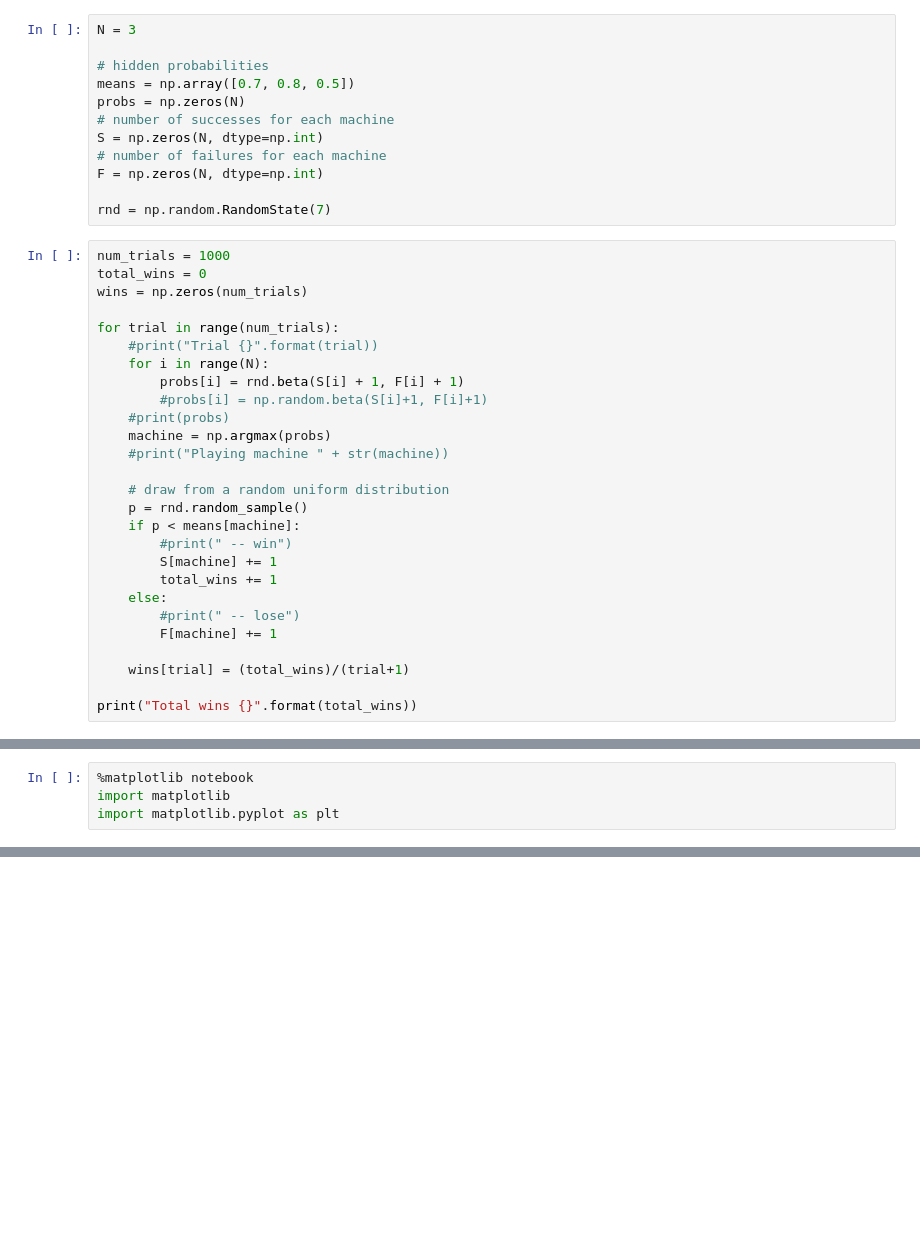
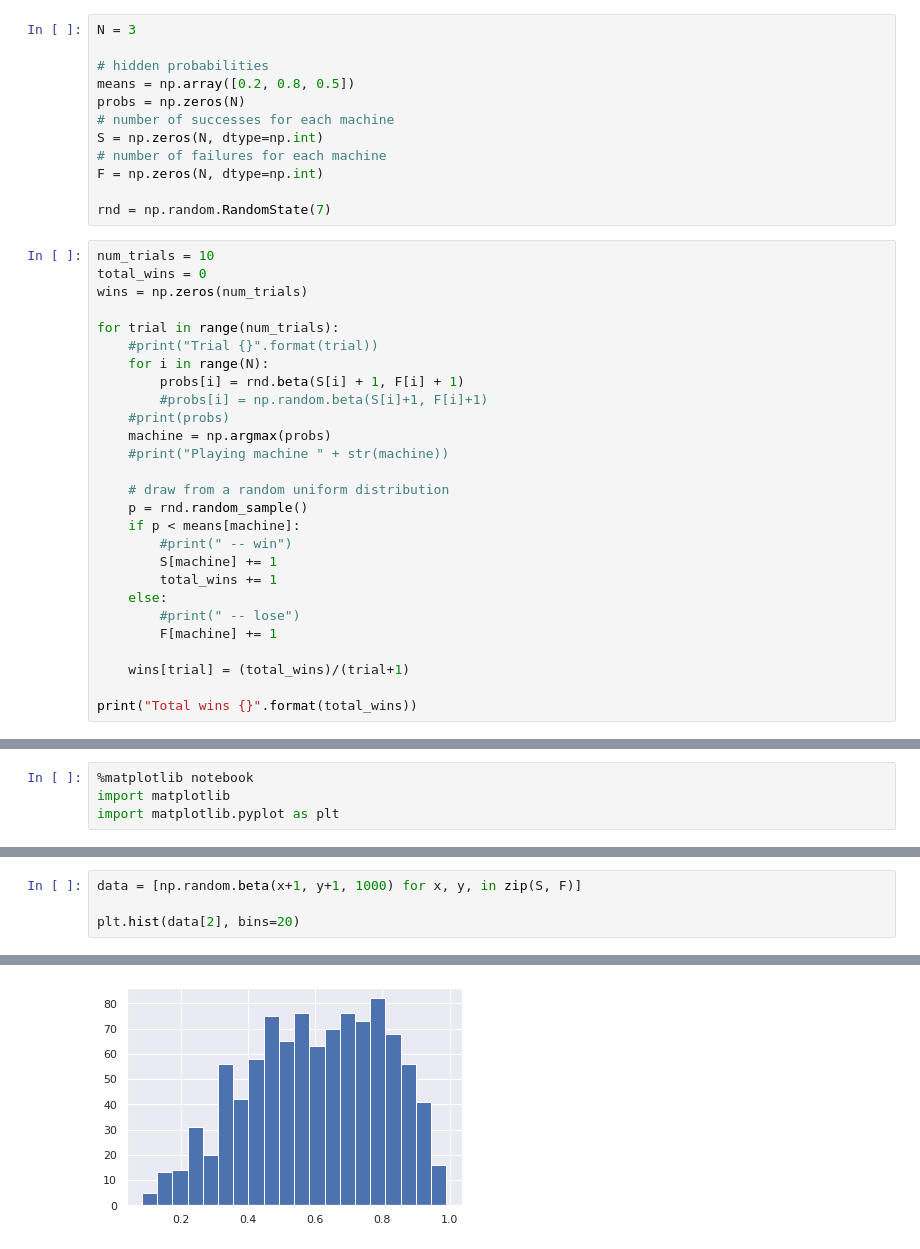
Before and after one commit to rfdickerson/multiarmed-bandits, a Jupyter notebook: Multi-armed bandits.ipynb, the cells around one changed output, grey strips where cells are left out. Saved outputs shown, nothing was run; the diff lists cells and outputs as text; blank space fills up the shorter version.

```diff
--- a/Multi-armed bandits.ipynb
+++ b/Multi-armed bandits.ipynb
@@ -4,7 +4,7 @@ import numpy as np
 N = 3
 
 # hidden probabilities
-means = np.array([0.7, 0.8, 0.5])
+means = np.array([0.2, 0.8, 0.5])
 probs = np.zeros(N)
 # number of successes for each machine
 S = np.zeros(N, dtype=np.int)
@@ -13,7 +13,7 @@ F = np.zeros(N, dtype=np.int)
 
 rnd = np.random.RandomState(7)
 # %%
-num_trials = 1000
+num_trials = 10
 total_wins = 0
 wins = np.zeros(num_trials)
 
@@ -74,0 +75,5 @@ Text(0, 0.5, 'Probability')
+# %%
+data = [np.random.beta(x+1, y+1, 1000) for x, y, in zip(S, F)]
+
+plt.hist(data[2], bins=20)
+# %% [output]
@@ -74,0 +88 @@ Text(0, 0.5, 'Probability')
+[figure, added]
```
Also changed, not shown: parts of 6 cells of this notebook, 1 other file.
